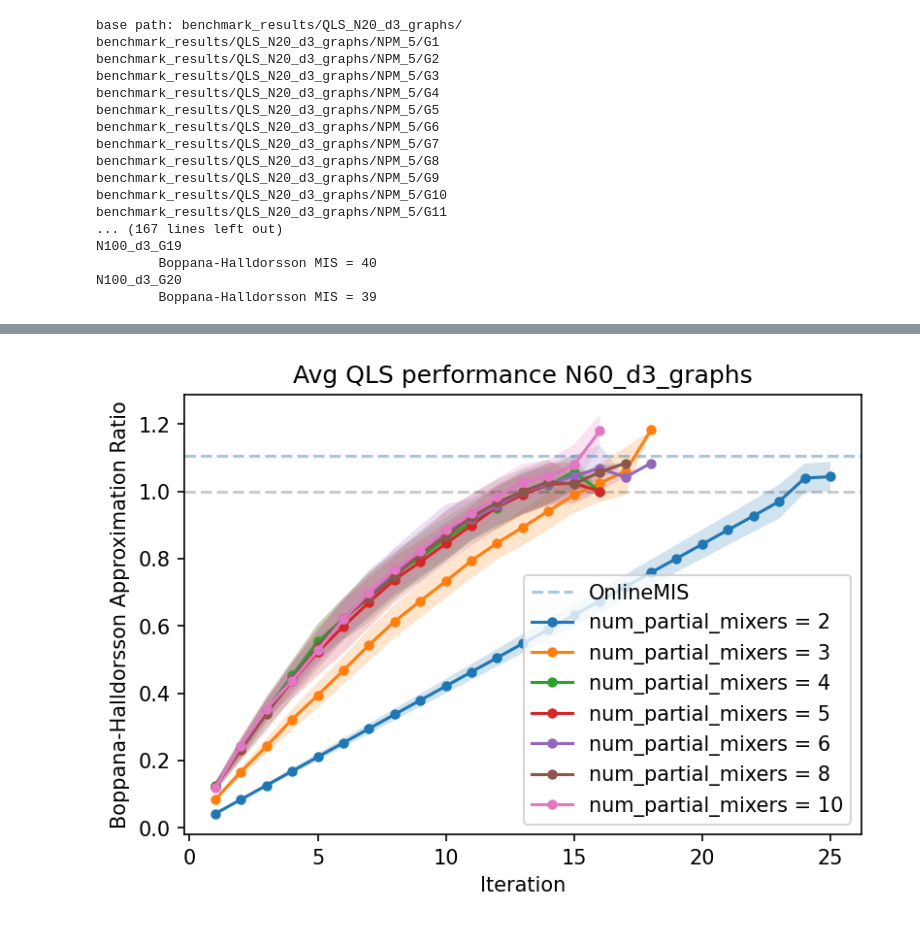
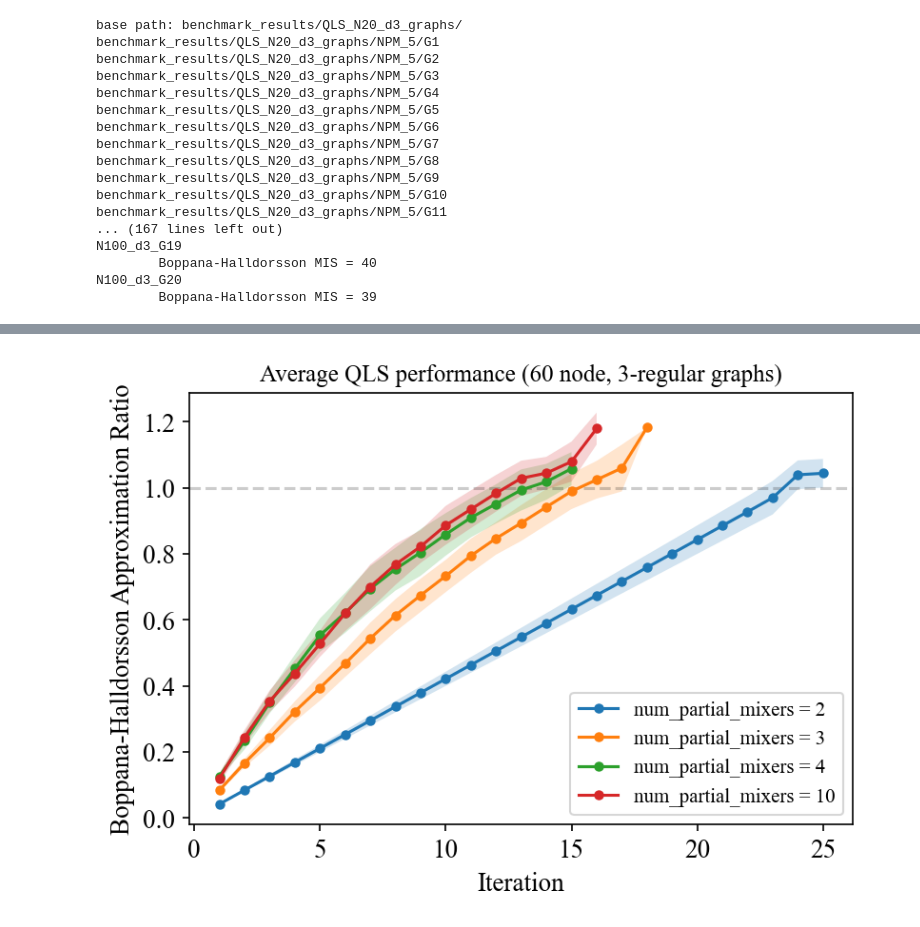
Before and after one commit to teaguetomesh/quantum-local-search, a Jupyter notebook: plotting.ipynb, the cells around one changed output, grey strips where cells are left out. Cells and saved outputs as stored; diff of their text form; code cells hidden in the pictures.

```diff
--- a/plotting.ipynb
+++ b/plotting.ipynb
@@ -228,12 +245,14 @@ all_data = []
 N = 60
 graph_type = 'd'
 graph_val = 3
-for npm in [2, 3, 4, 5, 6, 8, 10]:
+for npm in [2, 3, 4, 10]:
     all_data.append((npm, get_pickles(N, graph_type, graph_val, npm)))
-# %%
-avg_all_graphs_all_reps(all_data, N, graph_type, graph_val, extra_data=[('OnlineMIS', onlinemis_N60)])
-# %% [output]
-[figure, removed]
+# %%
+#extra_data = [('OnlineMIS', onlinemis_N60)]
+extra_data = None
+avg_all_graphs_all_reps(all_data, N, graph_type, graph_val, extra_data=extra_data, savefn='figures/qls_N60.pdf')
+# %% [output]
+[figure, added]
 # %%
 all_data = []
 N = 100
```
Also changed, not shown: parts of 16 cells of this notebook, 3 other files.
